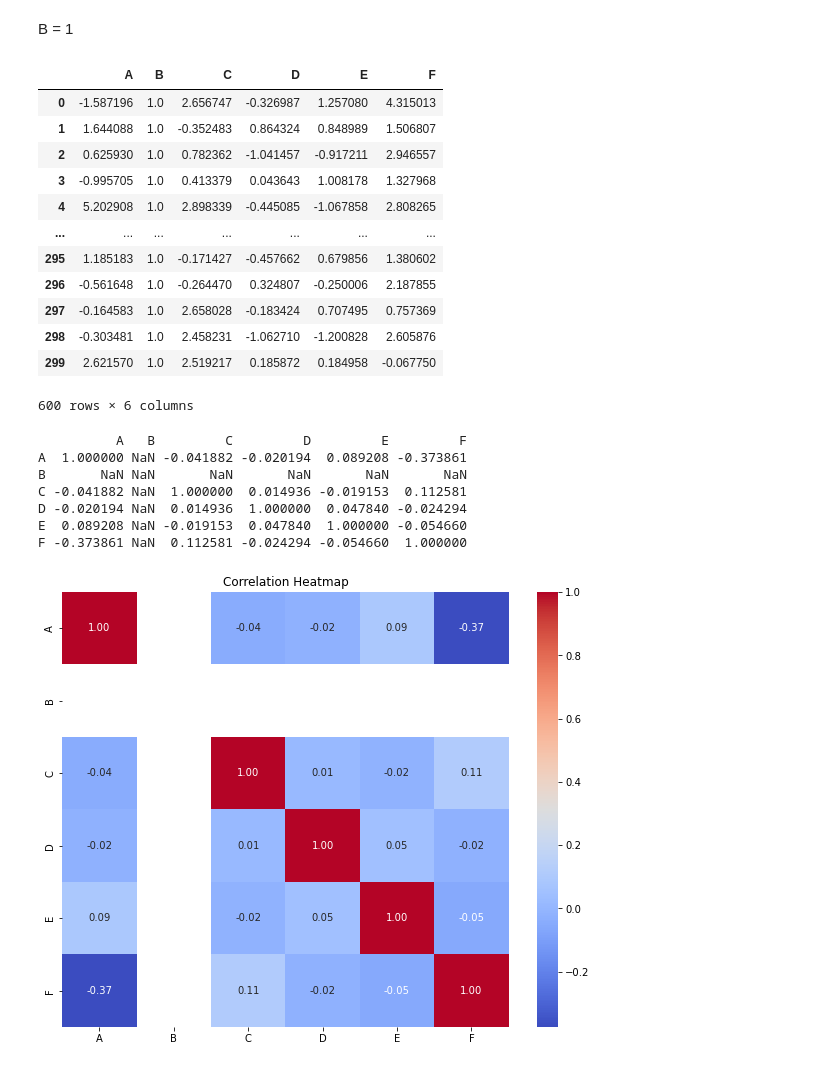
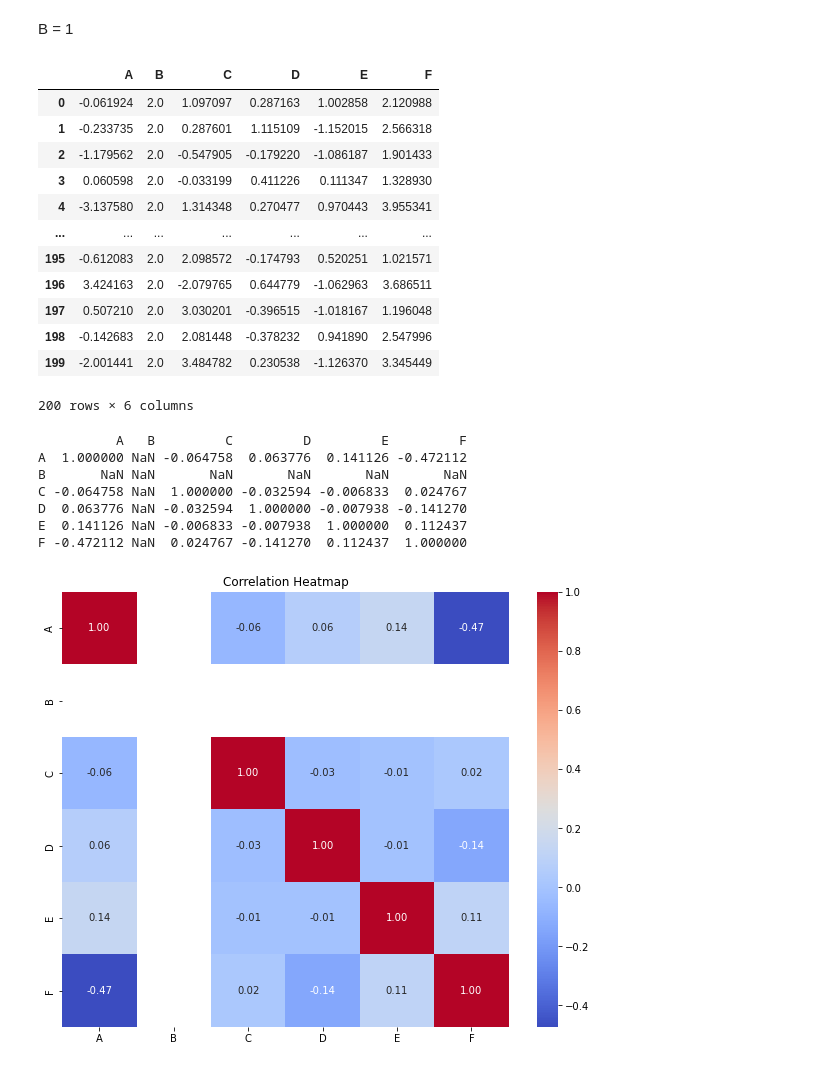
Before and after one commit to Villinger1999/BO-Mini-project, a Jupyter notebook: C-project/correlation.ipynb, the cells around one changed output. Saved outputs shown, nothing was run; the diff lists cells and outputs as text; code cells hidden in the pictures.

Commit message:
graph finish

```diff
--- a/C-project/correlation.ipynb
+++ b/C-project/correlation.ipynb
@@ -224,43 +227,46 @@ F       NaN       NaN       NaN       NaN       NaN NaN
 # %% [markdown]
 B = 1
 # %%
-df_B = pd.read_csv('data_1412.csv')
-df_B1 = pd.read_csv('data_1478.csv')
-df_B2 = pd.read_csv('data_1493.csv')
-df_B = df_B.append(df_B1)
-df_B = df_B.append(df_B2)
-df_B.drop('Unnamed: 0', axis=1, inplace=True)
-df_B
+# df_B = pd.read_csv('data_1412.csv')
+# df_B1 = pd.read_csv('data_1478.csv')
+# df_B2 = pd.read_csv('data_1493.csv')
+# df_B = df_B.append(df_B1)
+# df_B = df_B.append(df_B2)
+df_B2 = pd.read_csv('data_1680.csv')
+df_B2.drop('Unnamed: 0', axis=1, inplace=True)
+df_B0 = pd.read_csv('data_1699.csv')
+df_B0.drop('Unnamed: 0', axis=1, inplace=True)
+df_B2
 # %% [output]
 |  | A | B | C | D | E | F |
-| 0 | -1.587196 | 1.0 | 2.656747 | -0.326987 | 1.257080 | 4.315013 |
-| 1 | 1.644088 | 1.0 | -0.352483 | 0.864324 | 0.848989 | 1.506807 |
-| 2 | 0.625930 | 1.0 | 0.782362 | -1.041457 | -0.917211 | 2.946557 |
-| 3 | -0.995705 | 1.0 | 0.413379 | 0.043643 | 1.008178 | 1.327968 |
-| 4 | 5.202908 | 1.0 | 2.898339 | -0.445085 | -1.067858 | 2.808265 |
+| 0 | -0.061924 | 2.0 | 1.097097 | 0.287163 | 1.002858 | 2.120988 |
+| 1 | -0.233735 | 2.0 | 0.287601 | 1.115109 | -1.152015 | 2.566318 |
+| 2 | -1.179562 | 2.0 | -0.547905 | -0.179220 | -1.086187 | 1.901433 |
+| 3 | 0.060598 | 2.0 | -0.033199 | 0.411226 | 0.111347 | 1.328930 |
+| 4 | -3.137580 | 2.0 | 1.314348 | 0.270477 | 0.970443 | 3.955341 |
 | ... | ... | ... | ... | ... | ... | ... |
-| 295 | 1.185183 | 1.0 | -0.171427 | -0.457662 | 0.679856 | 1.380602 |
-| 296 | -0.561648 | 1.0 | -0.264470 | 0.324807 | -0.250006 | 2.187855 |
-| 297 | -0.164583 | 1.0 | 2.658028 | -0.183424 | 0.707495 | 0.757369 |
-| 298 | -0.303481 | 1.0 | 2.458231 | -1.062710 | -1.200828 | 2.605876 |
-| 299 | 2.621570 | 1.0 | 2.519217 | 0.185872 | 0.184958 | -0.067750 |
+| 195 | -0.612083 | 2.0 | 2.098572 | -0.174793 | 0.520251 | 1.021571 |
+| 196 | 3.424163 | 2.0 | -2.079765 | 0.644779 | -1.062963 | 3.686511 |
+| 197 | 0.507210 | 2.0 | 3.030201 | -0.396515 | -1.018167 | 1.196048 |
+| 198 | -0.142683 | 2.0 | 2.081448 | -0.378232 | 0.941890 | 2.547996 |
+| 199 | -2.001441 | 2.0 | 3.484782 | 0.230538 | -1.126370 | 3.345449 |
-600 rows × 6 columns
+200 rows × 6 columns
 # %%
-correlation_matrix_B = df_B.corr()
+correlation_matrix_B2 = df_B2.corr()
 
 print(correlation_matrix_B)
 
 plt.figure(figsize=(10, 8))
 sns.heatmap(correlation_matrix_B, annot=True, cmap='coolwarm', fmt=".2f", annot_kws={"size": 10})
 plt.title('Correlation Heatmap')
 plt.show()
 # %% [output]
           A   B         C         D         E         F
-A  1.000000 NaN -0.041882 -0.020194  0.089208 -0.373861
+A  1.000000 NaN -0.064758  0.063776  0.141126 -0.472112
 B       NaN NaN       NaN       NaN       NaN       NaN
-C -0.041882 NaN  1.000000  0.014936 -0.019153  0.112581
-D -0.020194 NaN  0.014936  1.000000  0.047840 -0.024294
-E  0.089208 NaN -0.019153  0.047840  1.000000 -0.054660
-F -0.373861 NaN  0.112581 -0.024294 -0.054660  1.000000
+C -0.064758 NaN  1.000000 -0.032594 -0.006833  0.024767
+D  0.063776 NaN -0.032594  1.000000 -0.007938 -0.141270
+E  0.141126 NaN -0.006833 -0.007938  1.000000  0.112437
+F -0.472112 NaN  0.024767 -0.141270  0.112437  1.000000
-[figure, old version]
+[figure, new version]
 # %%
```
Also changed, not shown: parts of 149 cells of this notebook, 5 other files.
